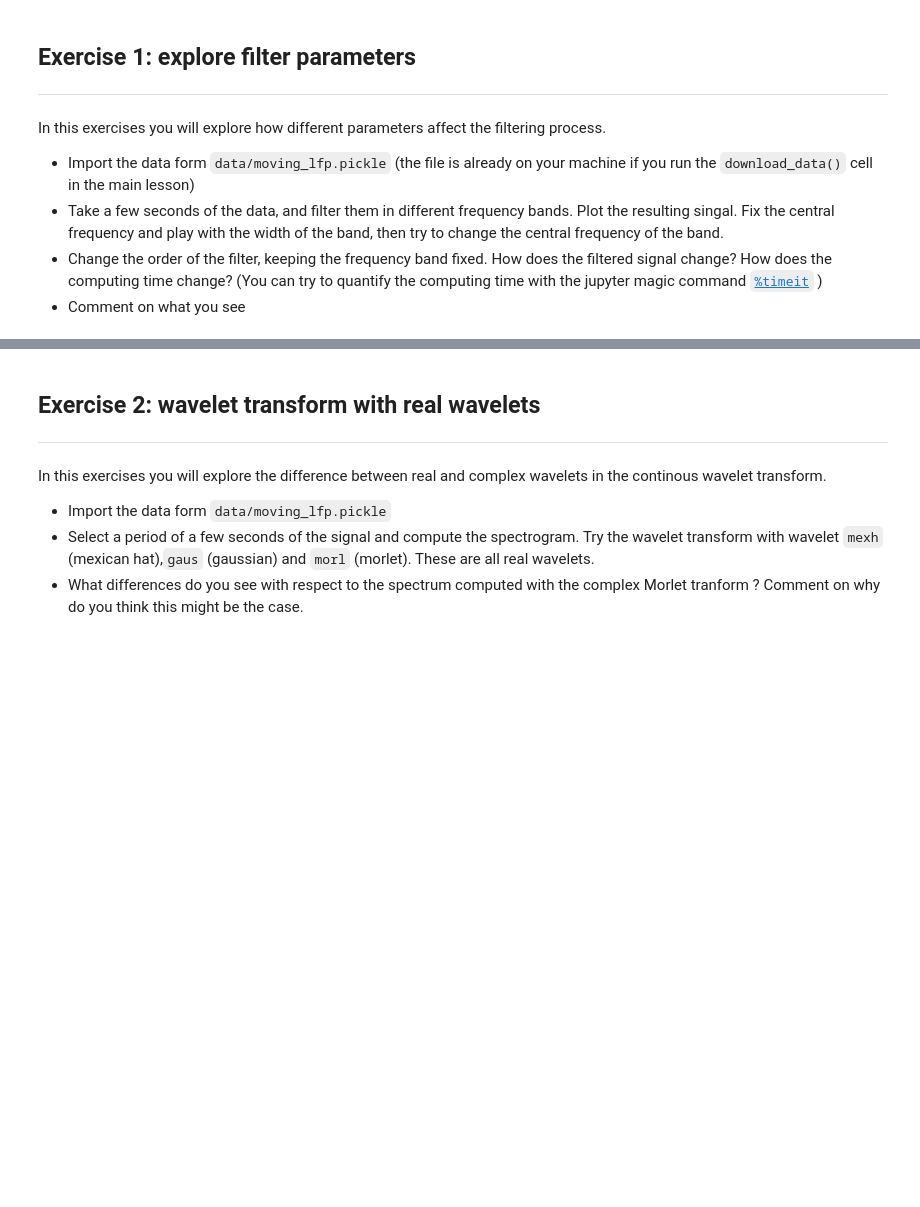
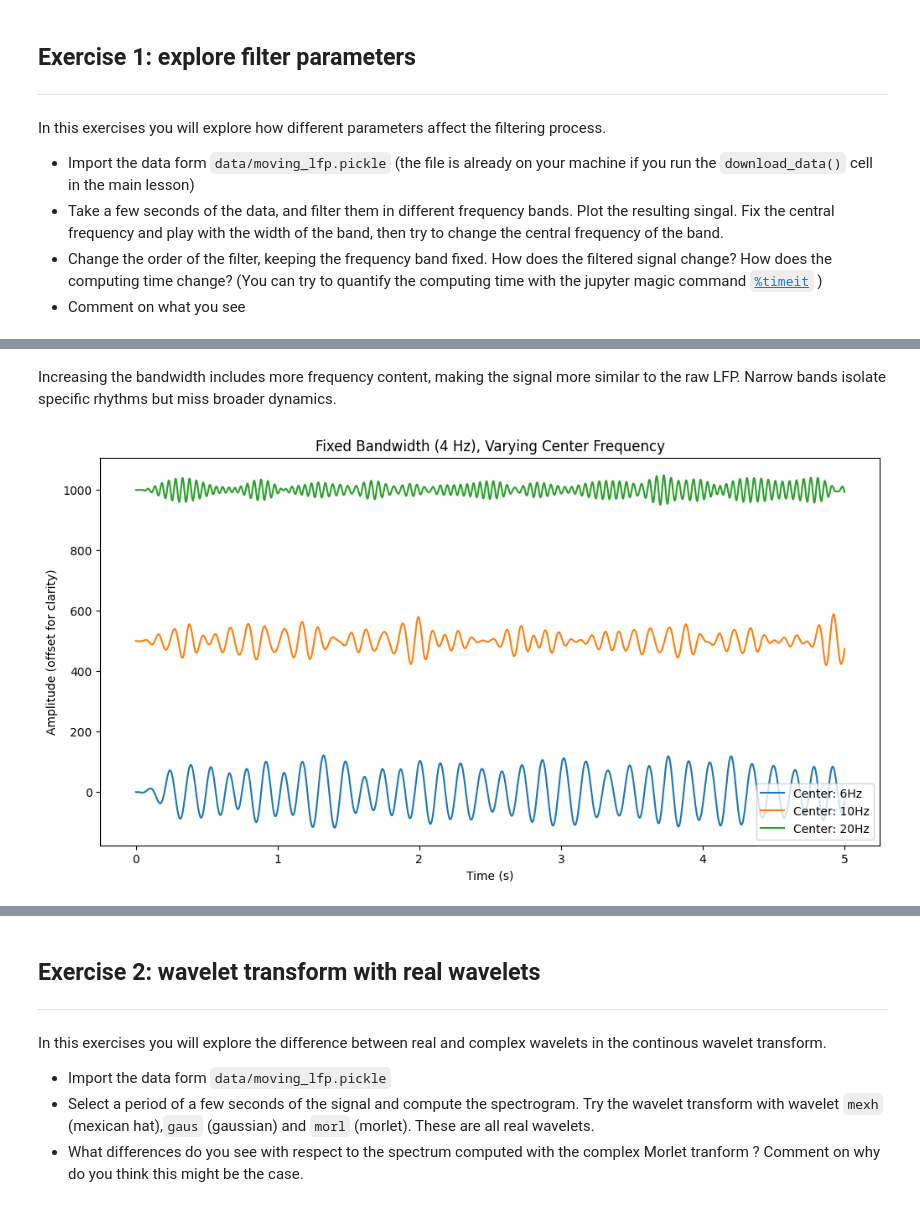
Before and after one commit to YentlB/Assignments-Yentl-Buitelaar, a Jupyter notebook: exercises.ipynb, the cells around one changed output, grey strips where cells are left out. Saved outputs shown, nothing was run; the diff lists cells and outputs as text; code cells hidden in the pictures; blank space fills up the shorter version.

```diff
--- a/exercises.ipynb
+++ b/exercises.ipynb
@@ -11,0 +64,21 @@ In this exercises you will explore how different parameters affect the filtering
+# %% [markdown]
+Increasing the bandwidth includes more frequency content, making the signal more similar to the raw LFP. Narrow bands isolate specific rhythms but miss broader dynamics.
+# %%
+#Fix bandwidth (e.g. 4 Hz), vary center frequency
+plt.figure(figsize=(12, 6))
+bandwidth = 4  # Hz
+center_freqs = [6, 10, 20]  # Hz
+
+for i, cf in enumerate(center_freqs):
+    low = cf - bandwidth/2
+    high = cf + bandwidth/2
+    filtered = bandpass_filter(lfp_segment, low, high, sampling_rate)
+    plt.plot(np.linspace(0, duration, len(filtered)), filtered + i*500, label=f'Center: {cf}Hz')
+
+plt.title("Fixed Bandwidth (4 Hz), Varying Center Frequency")
+plt.xlabel("Time (s)")
+plt.ylabel("Amplitude (offset for clarity)")
+plt.legend()
+plt.show()
+# %% [output]
+[figure, added]
```
Also changed, not shown: parts of 9 cells of this notebook.
